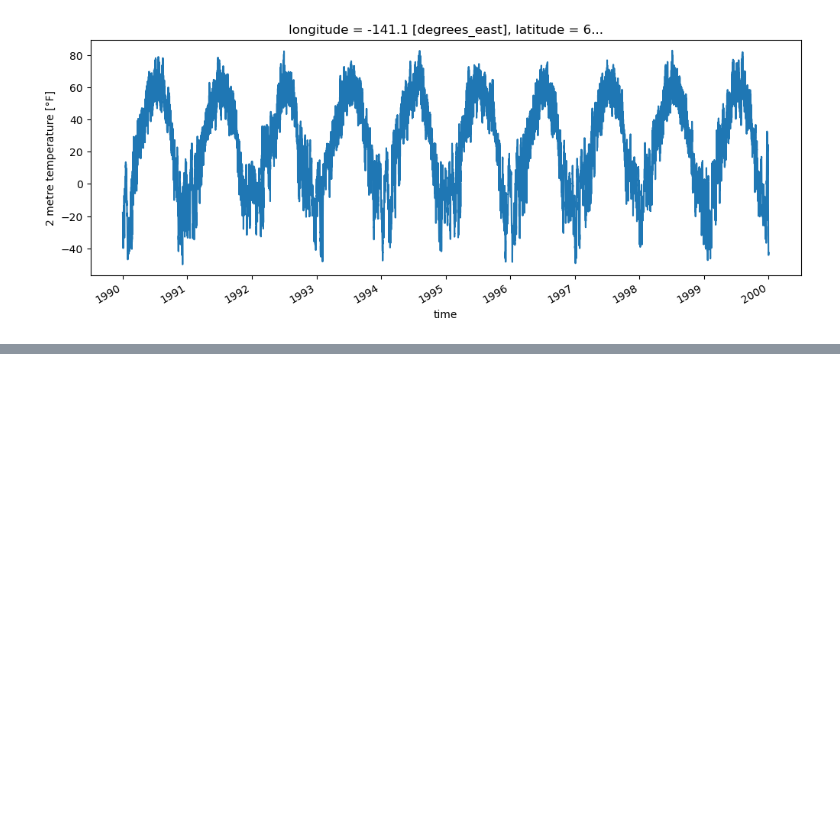
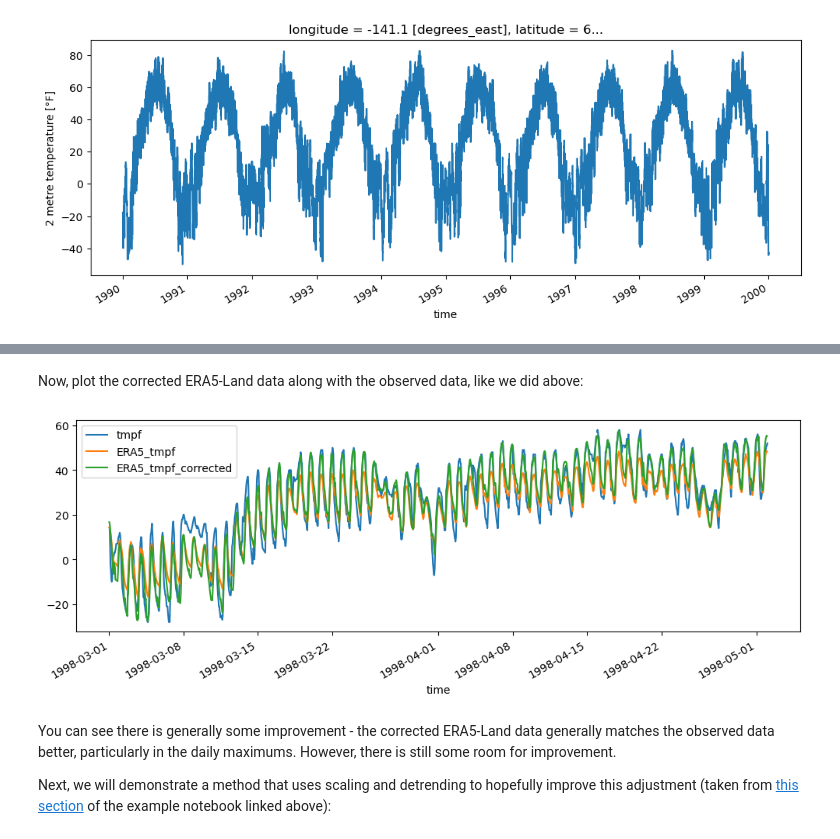
Before and after one commit to ua-snap/ardac-toolbox, a Jupyter notebook: notebooks/bias_correction.ipynb, the cells around one changed output, grey strips where cells are left out. Saved outputs shown, nothing was run; the diff lists cells and outputs as text; code cells hidden in the pictures; blank space fills up the shorter version.

```diff
--- a/notebooks/bias_correction.ipynb
+++ b/notebooks/bias_correction.ipynb
@@ -118,0 +149,3 @@ Now let's plot both for a time period where the observational record is mostly c
+# %%
+ref = xr.DataArray(df.tmpf)
+ref.attrs["units"] = "degree_Fahrenheit"
@@ -118,0 +169,22 @@ Now let's plot both for a time period where the observational record is mostly c
+# %% [markdown]
+Now, plot the corrected ERA5-Land data along with the observed data, like we did above:
+# %%
+new_era5 = scen.sel(
+    time=ex_slice,
+    latitude=scen.latitude.values[0],
+    longitude=scen.longitude.values[0],
+).to_pandas()
+new_era5.name = "ERA5_tmpf_corrected"
+new_era5 = pd.DataFrame(new_era5)
+
+fig, ax = plt.subplots(1, 1, figsize=(12, 4))
+df.loc[ex_slice].plot(ax=ax)
+era5_df.plot(ax=ax)
+new_era5.plot(ax=ax)
+plt.show()
+# %% [output]
+[figure, added]
+# %% [markdown]
+You can see there is generally some improvement - the corrected ERA5-Land data generally matches the observed data better, particularly in the daily maximums. However, there is still some room for improvement.
+
+Next, we will demonstrate a method that uses scaling and detrending to hopefully improve this adjustment (taken from [this section](https://xclim.readthedocs.io/en/stable/notebooks/sdba.html#Second-example:-tas-and-detrending) of the example notebook linked above):
```
Also changed, not shown: parts of 23 cells of this notebook.
